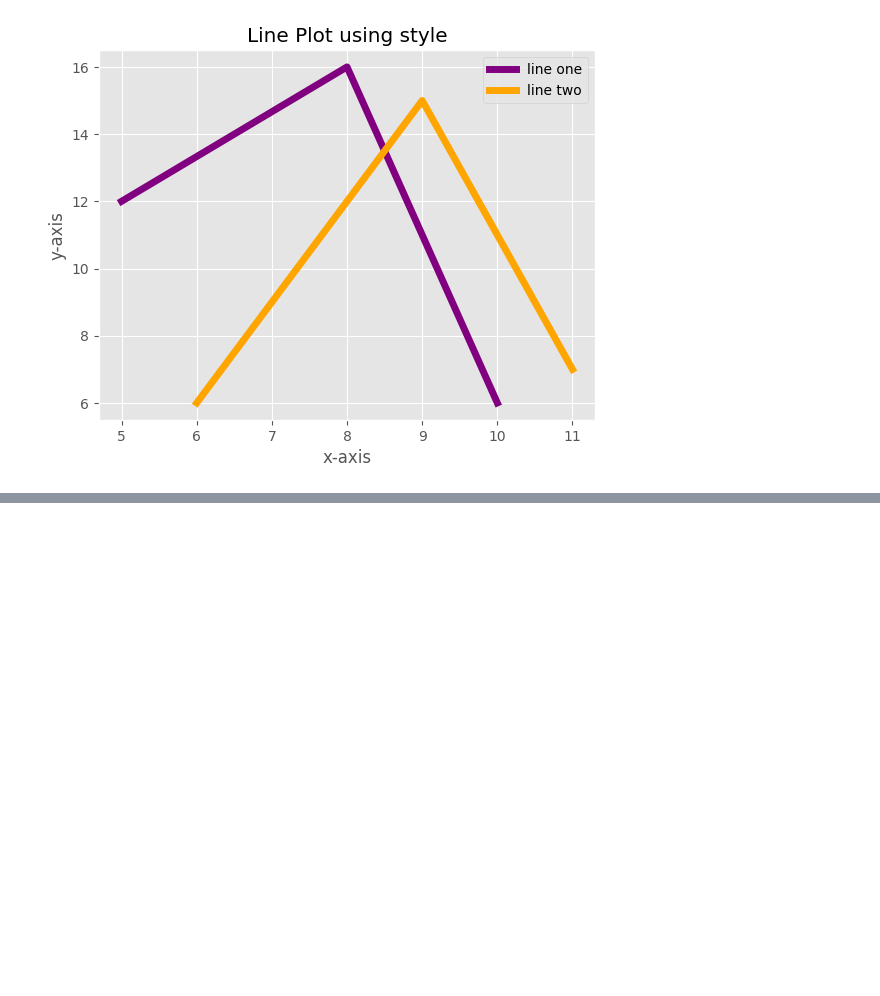
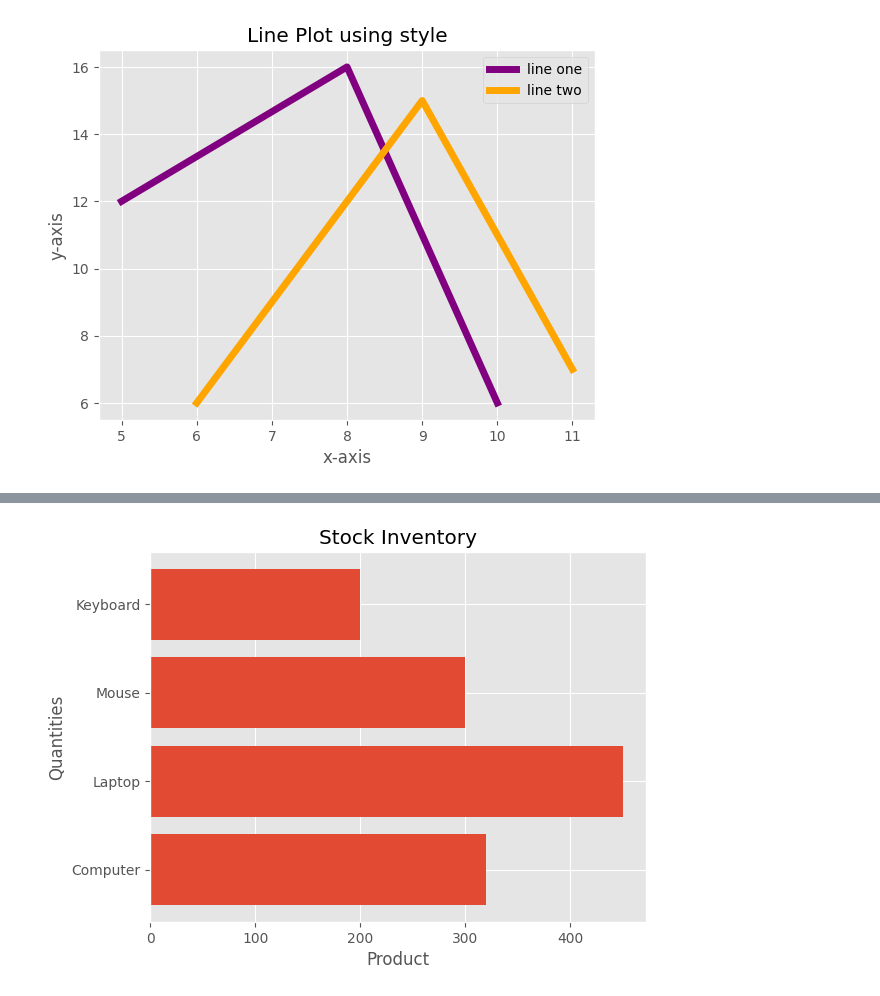
Before and after one commit to mayurraj9378/Data-Science, a Jupyter notebook: matplotlib_part1.ipynb, the cells around one changed output, grey strips where cells are left out. Cells and saved outputs as stored; diff of their text form; code cells hidden in the pictures; blank space fills up the shorter version.

```diff
--- a/matplotlib_part1.ipynb
+++ b/matplotlib_part1.ipynb
@@ -114,0 +136,12 @@ plt.show()
+# %%
+#horizontal bar graph
+#barh
+product = ['Computer','Laptop','Mouse','Keyboard']
+quantities = [320,450,300,200]
+plt.barh(product,quantities)
+plt.xlabel('Product')
+plt.ylabel('Quantities')
+plt.title('Stock Inventory')
+plt.show()
+# %% [output]
+[figure, added]
```
Also changed, not shown: parts of 4 cells of this notebook.
